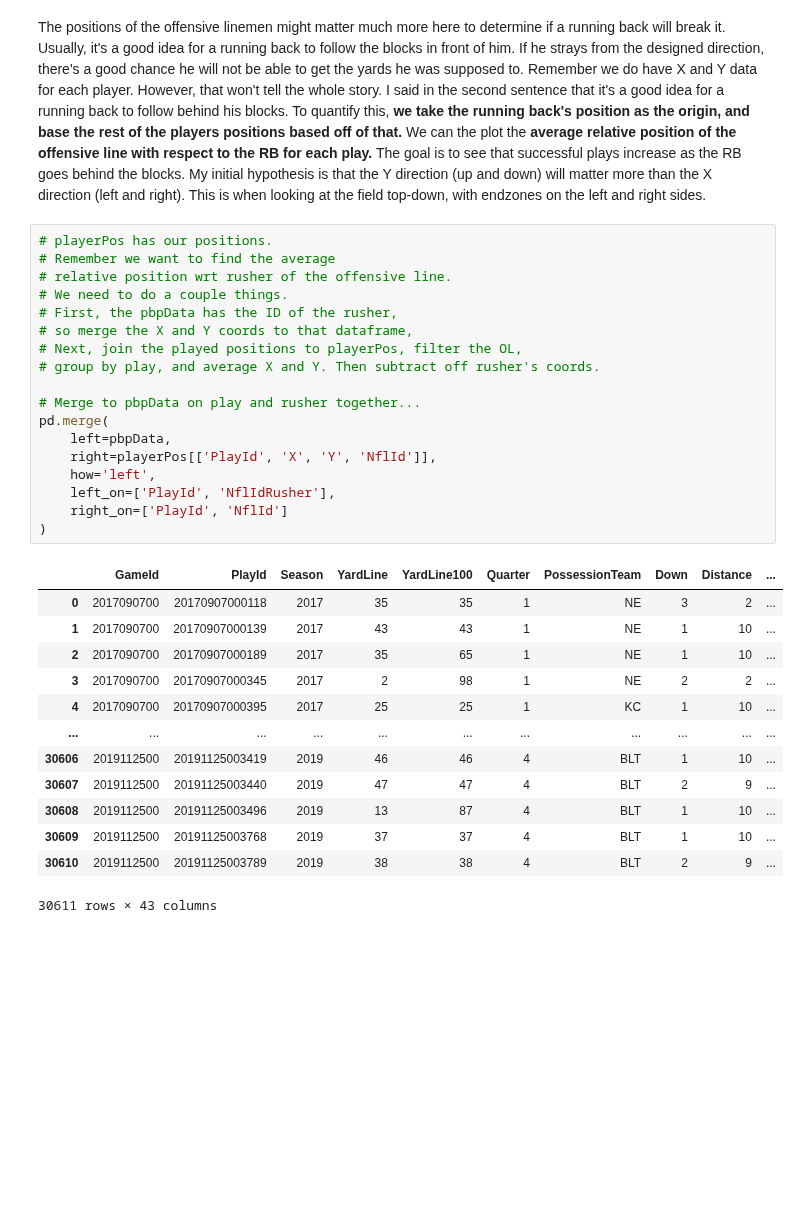
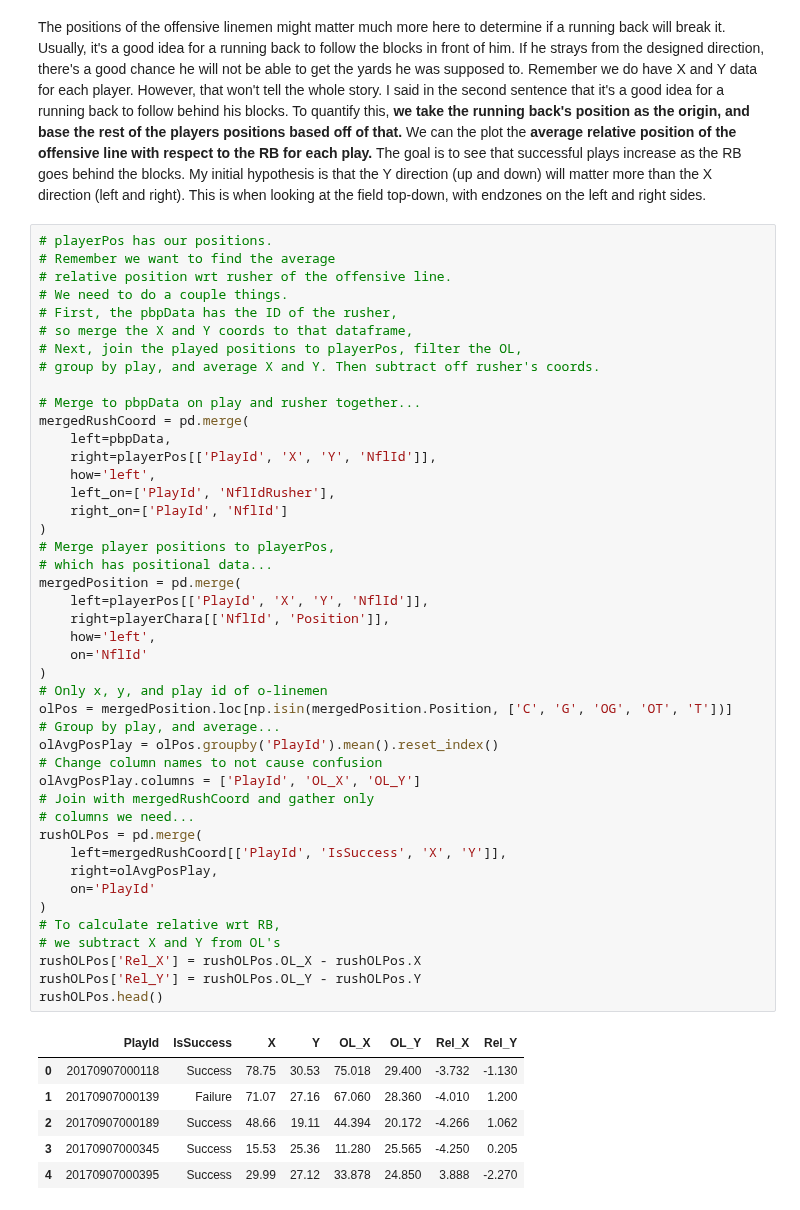
Before and after one commit to MughilM/Data-Science-Projects, a Jupyter notebook: NFL NextGen/2 - EDA.ipynb, the cells around one changed output. Cells and saved outputs as stored; diff of their text form; blank space fills up the shorter version.

```diff
--- a/NFL NextGen/2 - EDA.ipynb
+++ b/NFL NextGen/2 - EDA.ipynb
@@ -323,32 +337,51 @@ The positions of the offensive linemen might matter much more here to determine
 # %%
 # playerPos has our positions.
 # Remember we want to find the average
 # relative position wrt rusher of the offensive line.
 # We need to do a couple things.
 # First, the pbpData has the ID of the rusher,
 # so merge the X and Y coords to that dataframe,
 # Next, join the played positions to playerPos, filter the OL,
 # group by play, and average X and Y. Then subtract off rusher's coords.
 
 # Merge to pbpData on play and rusher together...
-pd.merge(
+mergedRushCoord = pd.merge(
     left=pbpData,
     right=playerPos[['PlayId', 'X', 'Y', 'NflId']],
     how='left',
     left_on=['PlayId', 'NflIdRusher'],
     right_on=['PlayId', 'NflId']
 )
+# Merge player positions to playerPos,
+# which has positional data...
+mergedPosition = pd.merge(
+    left=playerPos[['PlayId', 'X', 'Y', 'NflId']],
+    right=playerChara[['NflId', 'Position']],
+    how='left',
+    on='NflId'
+)
+# Only x, y, and play id of o-linemen
+olPos = mergedPosition.loc[np.isin(mergedPosition.Position, ['C', 'G', 'OG', 'OT', 'T'])]
+# Group by play, and average...
+olAvgPosPlay = olPos.groupby('PlayId').mean().reset_index()
+# Change column names to not cause confusion
+olAvgPosPlay.columns = ['PlayId', 'OL_X', 'OL_Y']
+# Join with mergedRushCoord and gather only
+# columns we need...
+rushOLPos = pd.merge(
+    left=mergedRushCoord[['PlayId', 'IsSuccess', 'X', 'Y']],
+    right=olAvgPosPlay,
+    on='PlayId'
+)
+# To calculate relative wrt RB,
+# we subtract X and Y from OL's
+rushOLPos['Rel_X'] = rushOLPos.OL_X - rushOLPos.X
+rushOLPos['Rel_Y'] = rushOLPos.OL_Y - rushOLPos.Y
+rushOLPos.head()
 # %% [output]
-|  | GameId | PlayId | Season | YardLine | YardLine100 | Quarter | PossessionTeam | Down | Distance | ... |
-| 0 | 2017090700 | 20170907000118 | 2017 | 35 | 35 | 1 | NE | 3 | 2 | ... |
-| 1 | 2017090700 | 20170907000139 | 2017 | 43 | 43 | 1 | NE | 1 | 10 | ... |
-| 2 | 2017090700 | 20170907000189 | 2017 | 35 | 65 | 1 | NE | 1 | 10 | ... |
-| 3 | 2017090700 | 20170907000345 | 2017 | 2 | 98 | 1 | NE | 2 | 2 | ... |
-| 4 | 2017090700 | 20170907000395 | 2017 | 25 | 25 | 1 | KC | 1 | 10 | ... |
-| ... | ... | ... | ... | ... | ... | ... | ... | ... | ... | ... |
-| 30606 | 2019112500 | 20191125003419 | 2019 | 46 | 46 | 4 | BLT | 1 | 10 | ... |
-| 30607 | 2019112500 | 20191125003440 | 2019 | 47 | 47 | 4 | BLT | 2 | 9 | ... |
-| 30608 | 2019112500 | 20191125003496 | 2019 | 13 | 87 | 4 | BLT | 1 | 10 | ... |
-| 30609 | 2019112500 | 20191125003768 | 2019 | 37 | 37 | 4 | BLT | 1 | 10 | ... |
-| 30610 | 2019112500 | 20191125003789 | 2019 | 38 | 38 | 4 | BLT | 2 | 9 | ... |
+|  | PlayId | IsSuccess | X | Y | OL_X | OL_Y | Rel_X | Rel_Y |
+| 0 | 20170907000118 | Success | 78.75 | 30.53 | 75.018 | 29.400 | -3.732 | -1.130 |
+| 1 | 20170907000139 | Failure | 71.07 | 27.16 | 67.060 | 28.360 | -4.010 | 1.200 |
+| 2 | 20170907000189 | Success | 48.66 | 19.11 | 44.394 | 20.172 | -4.266 | 1.062 |
+| 3 | 20170907000345 | Success | 15.53 | 25.36 | 11.280 | 25.565 | -4.250 | 0.205 |
+| 4 | 20170907000395 | Success | 29.99 | 27.12 | 33.878 | 24.850 | 3.888 | -2.270 |
-30611 rows × 43 columns
```
Also changed, not shown: parts of 9 cells of this notebook, 7 other files.
